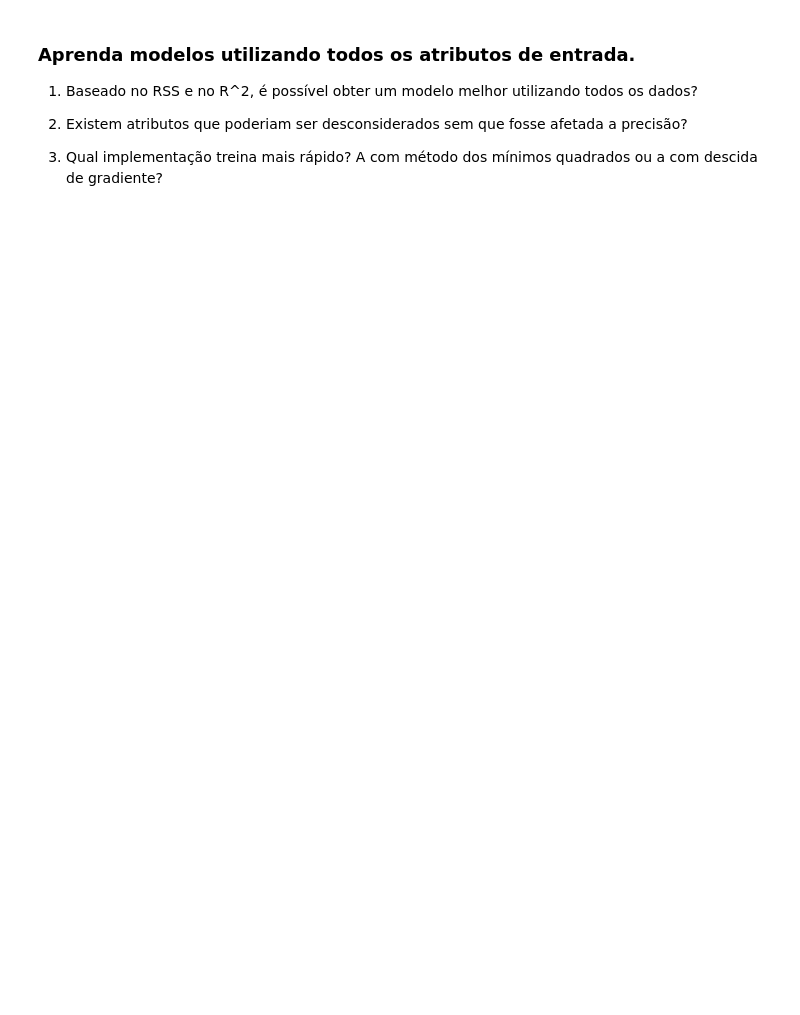
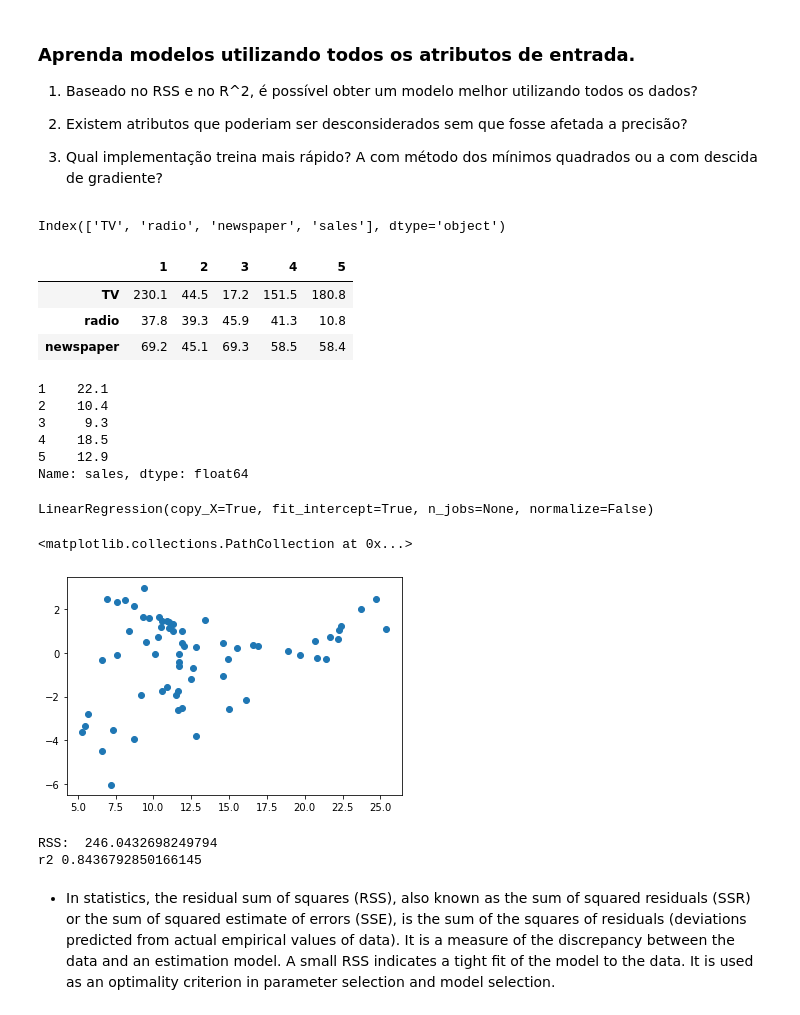
Before and after one commit to Havyx/Pocket_Manual_Jupyter_Notebooks, a Jupyter notebook: analise_de_residuos.ipynb, the cells around one changed output. Saved outputs shown, nothing was run; the diff lists cells and outputs as text; code cells hidden in the pictures; blank space fills up the shorter version.

```diff
--- a/analise_de_residuos.ipynb
+++ b/analise_de_residuos.ipynb
@@ -241,3 +256,62 @@ array([3.96252582])
 2) Existem atributos que poderiam ser desconsiderados sem que fosse afetada a precisão?
 
 3) Qual implementação treina mais rápido? A com método dos mínimos quadrados ou a com descida de gradiente?
+# %%
+dados_adv.columns
+# %% [output]
+Index(['TV', 'radio', 'newspaper', 'sales'], dtype='object')
+# %%
+X = dados_adv.drop('sales', axis=1)
+y = dados_adv['sales']
+X.head().T
+# %% [output]
+|  | 1 | 2 | 3 | 4 | 5 |
+| TV | 230.1 | 44.5 | 17.2 | 151.5 | 180.8 |
+| radio | 37.8 | 39.3 | 45.9 | 41.3 | 10.8 |
+| newspaper | 69.2 | 45.1 | 69.3 | 58.5 | 58.4 |
+# %%
+y.head()
+# %% [output]
+1    22.1
+2    10.4
+3     9.3
+4    18.5
+5    12.9
+Name: sales, dtype: float64
+# %%
+from sklearn.linear_model import LinearRegression
+lr = LinearRegression()
+# %%
+from sklearn.model_selection import train_test_split
+X_train, X_test, y_train, y_test = train_test_split(X, y, test_size=0.33, random_state=42)
+# %%
+lr.fit(X_train, y_train)
+# %% [output]
+LinearRegression(copy_X=True, fit_intercept=True, n_jobs=None, normalize=False)
+# %%
+predicted = lr.predict(X_test)
+# %%
+import matplotlib.pyplot as plt
+plt.scatter(y_test, y_test - predicted)
+# %% [output]
+<matplotlib.collections.PathCollection at 0x...>
+[figure, added]
+# %%
+from sklearn.metrics import r2_score
+
+def calc_rss(y,predicted):
+    return float(((predicted - y) ** 2).sum())
+
+def calc_r2(y,predicted):
+    return r2_score(predicted,y)
+
+rss = calc_rss(y_test,lr.predict(X_test))
+r2 = calc_r2(y_test,lr.predict(X_test))
+
+print('RSS: ', rss)
+print('r2', r2)
+# %% [output]
+RSS:  246.0432698249794
+r2 0.8436792850166145
+# %% [markdown]
+* In statistics, the residual sum of squares (RSS), also known as the sum of squared residuals (SSR) or the sum of squared estimate of errors (SSE), is the sum of the squares of residuals (deviations predicted from actual empirical values of data). It is a measure of the discrepancy between the data and an estimation model. A small RSS indicates a tight fit of the model to the data. It is used as an optimality criterion in parameter selection and model selection.
```
Also changed, not shown: parts of 8 cells of this notebook.
